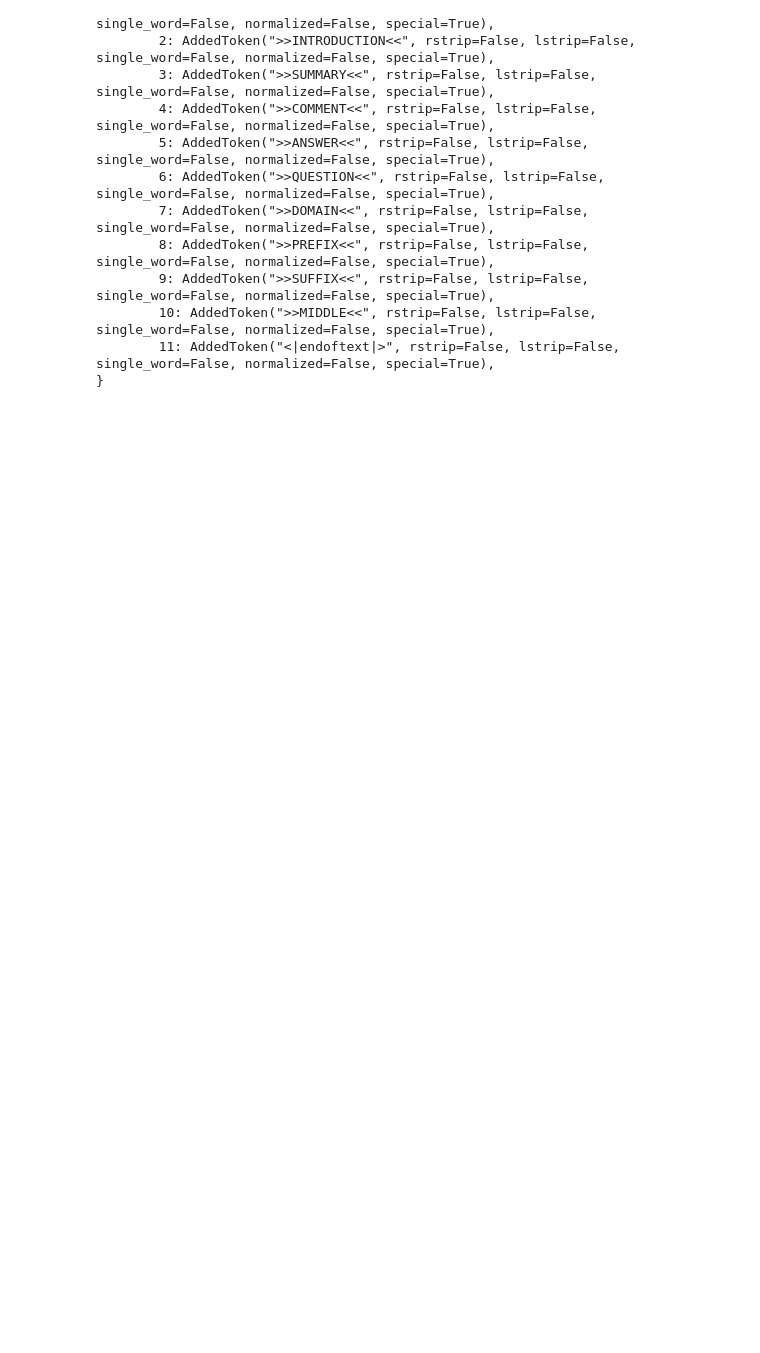
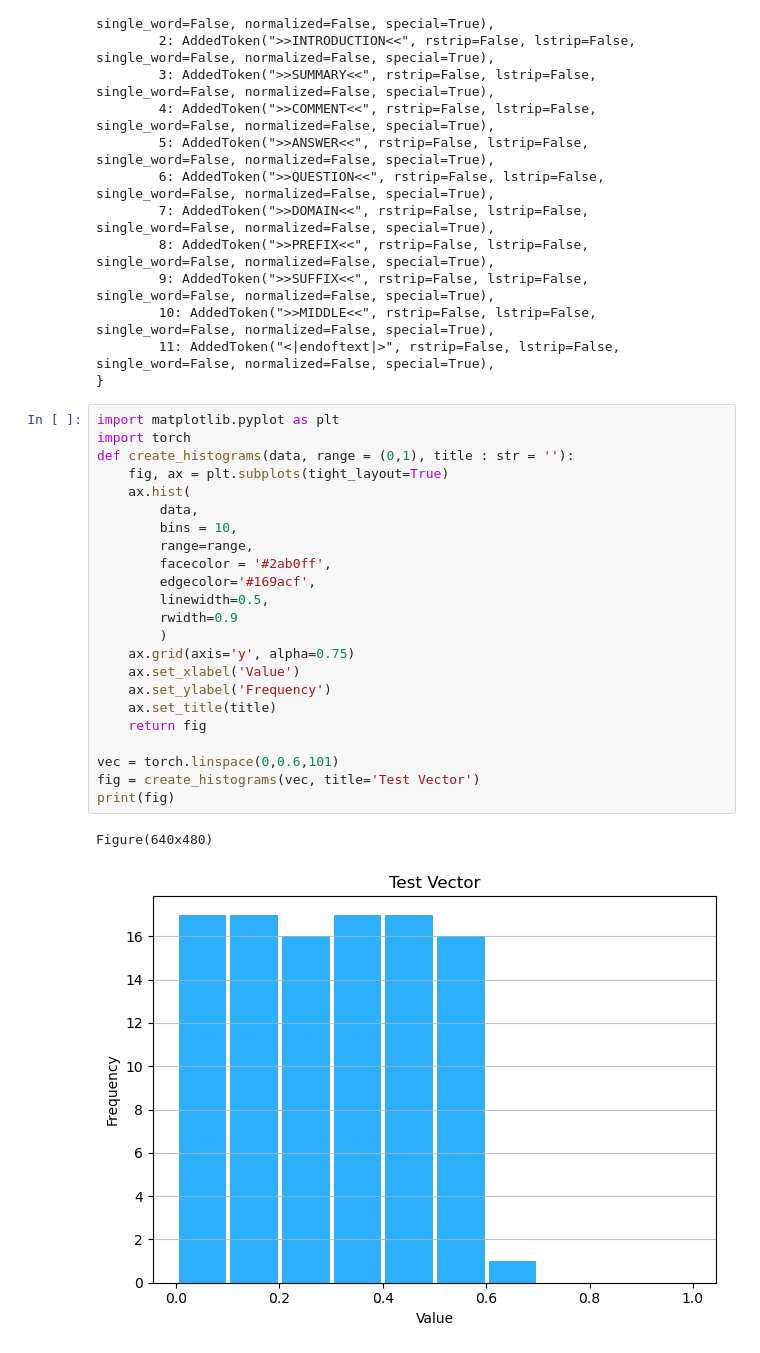
Before and after one commit to Ricu/fantastic-umbrella, a Jupyter notebook: test.ipynb, the cells around one changed output. Cells and saved outputs as stored; diff of their text form; blank space fills up the shorter version.

```diff
--- a/test.ipynb
+++ b/test.ipynb
@@ -1442,3 +1442,29 @@ PreTrainedTokenizerFast(name_or_path='tiiuae/falcon-7b-instruct', vocab_size=650
         10: AddedToken(">>MIDDLE<<", rstrip=False, lstrip=False, single_word=False, normalized=False, special=True),
         11: AddedToken("<|endoftext|>", rstrip=False, lstrip=False, single_word=False, normalized=False, special=True),
 }
+# %%
+import matplotlib.pyplot as plt
+import torch
+def create_histograms(data, range = (0,1), title : str = ''):
+    fig, ax = plt.subplots(tight_layout=True)
+    ax.hist(
+        data,
+        bins = 10,
+        range=range,
+        facecolor = '#2ab0ff',
+        edgecolor='#169acf',
+        linewidth=0.5,
+        rwidth=0.9
+        )
+    ax.grid(axis='y', alpha=0.75)
+    ax.set_xlabel('Value')
+    ax.set_ylabel('Frequency')
+    ax.set_title(title)
+    return fig
+
+vec = torch.linspace(0,0.6,101)
+fig = create_histograms(vec, title='Test Vector')
+print(fig)
+# %% [output]
+Figure(640x480)
+[figure, added]
```
Also changed, not shown: parts of 13 cells of this notebook.
